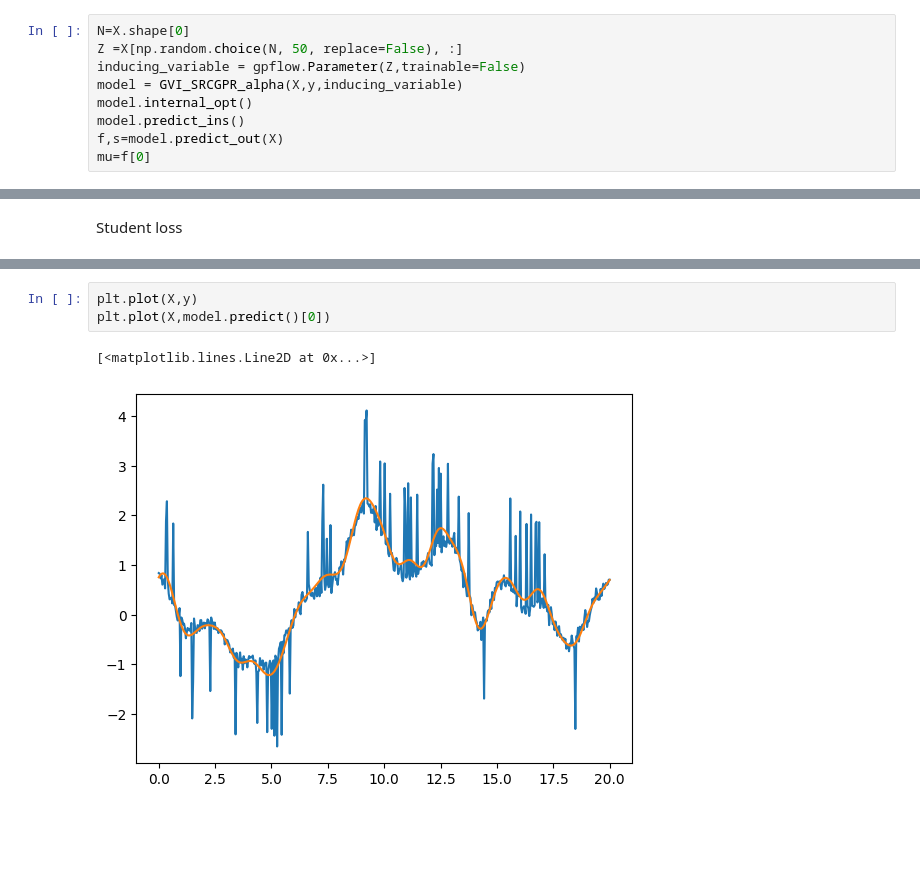
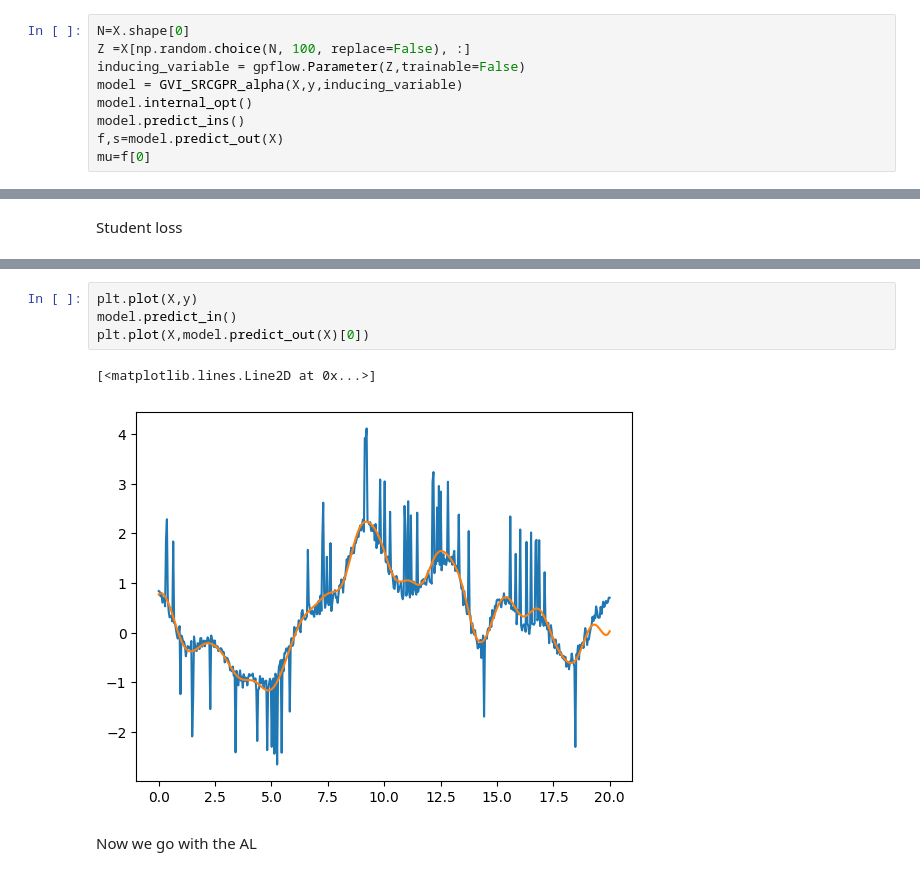
Before and after one commit to PGAcarlesi/LOSS_OPT, a Jupyter notebook: notebooks/robust_losses.ipynb, the cells around one changed output, grey strips where cells are left out. Saved outputs shown, nothing was run; the diff lists cells and outputs as text; blank space fills up the shorter version.

```diff
--- a/notebooks/robust_losses.ipynb
+++ b/notebooks/robust_losses.ipynb
@@ -743,7 +529,7 @@ class GVI_SRCGPR_alpha(gpflow.models.BayesianModel):
         pass
 # %%
 N=X.shape[0]
-Z =X[np.random.choice(N, 50, replace=False), :]
+Z =X[np.random.choice(N, 100, replace=False), :]
 inducing_variable = gpflow.Parameter(Z,trainable=False)
 model = GVI_SRCGPR_alpha(X,y,inducing_variable)
 model.internal_opt()
@@ -1126,6 +1275,9 @@ Training completed in 17.729 seconds.
 # %%
 plt.plot(X,y)
-plt.plot(X,model.predict()[0])
+model.predict_in()
+plt.plot(X,model.predict_out(X)[0])
 # %% [output]
 [<matplotlib.lines.Line2D at 0x...>]
-[figure, old version]
+[figure, new version]
+# %% [markdown]
+Now we go with the AL
```
Also changed, not shown: parts of 35 cells of this notebook, 10 other files.
